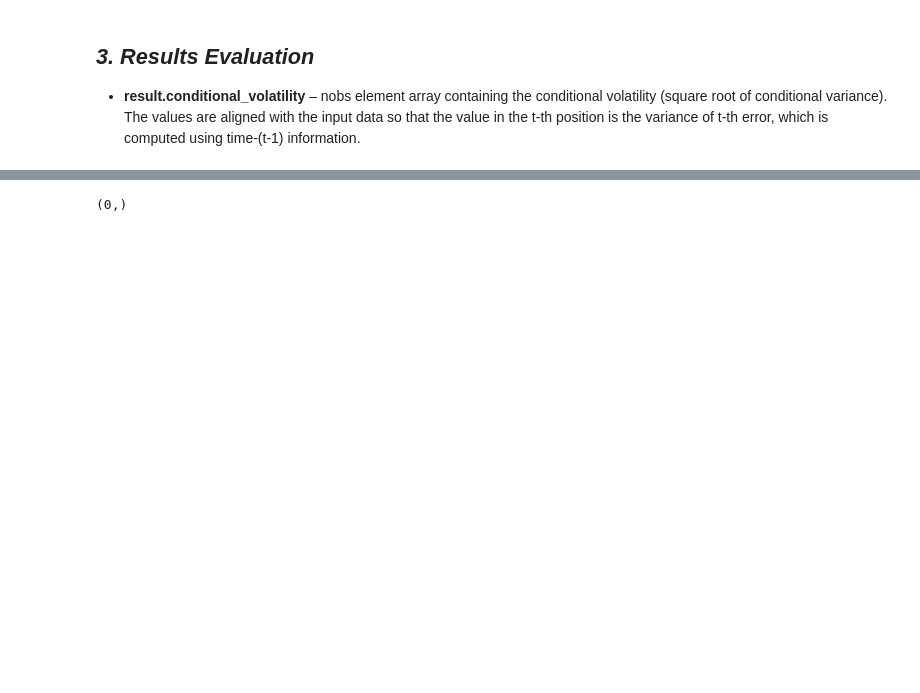
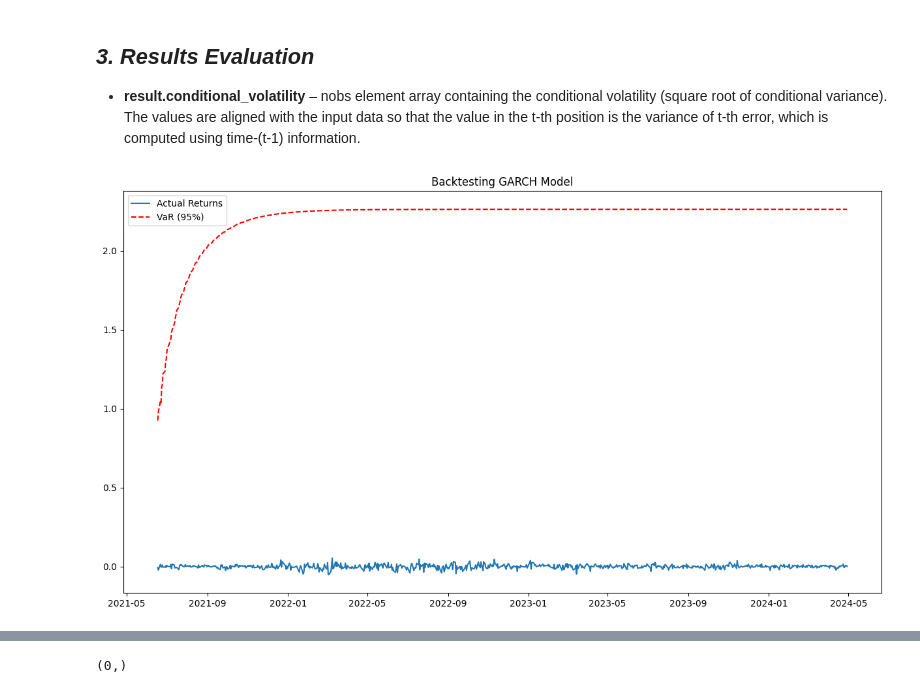
Before and after one commit to AkkshataGuptaa/TheNewGermanyFund_StockPricePrediction_BusinesscaseStudy_TimeSeriesAnalysis, a Jupyter notebook: TheNewGermanyFund_VolatilityForecasting_TimeSeriesAnalysis.ipynb, the cells around one changed output, grey strips where cells are left out. Saved outputs shown, nothing was run; the diff lists cells and outputs as text; code cells hidden in the pictures; blank space fills up the shorter version.

```diff
--- a/TheNewGermanyFund_VolatilityForecasting_TimeSeriesAnalysis.ipynb
+++ b/TheNewGermanyFund_VolatilityForecasting_TimeSeriesAnalysis.ipynb
@@ -535,55 +591,92 @@ Name: 2024-04-29 00:00:00, dtype: float64
 - **result.conditional_volatility** – nobs element array containing the conditional volatility (square root of conditional variance). The values are aligned with the input data so that the value in the t-th position is the variance of t-th error, which is computed using time-(t-1) information.
 # %%
 # Data preprocessing to remove NaN or infinite values
-from arch import arch_model
 import yfinance as yf
 import numpy as np
 import pandas as pd
+from arch import arch_model
+import scipy.stats as stats
 
 # drop any null values
 data = data.dropna()
 # replace any infinity values with null and drop null values
 data = data.replace([np.inf, -np.inf], np.nan).dropna()
 
 # Define function for model evaluation
 def evaluate_model(data):
+    '''
+    Function evaluate_model(data)
+    Input - Testing data that needs to be evaluated
+    Output - aic, bic, backtest breach percentage, forecast error
+    aic and bic are on the model trained with best parameters
+    backtest error, Out of sample forecast error used testing data
+    '''
     # Fit GARCH model
-    #am = arch_model(data['log_return'], mean='Zero', vol='Garch', p=p, q=q, rescale=True)
-    #res = am.fit(disp='off')
+    # am = arch_model(data['log_return'], mean='Zero', vol='Garch', p=p, q=q, rescale=True)
+    # res = am.fit(disp='off')
 
-    # Calculate AIC and BIC
+    # 1. CALCULATE AIC and BIC - using the model "res" fitted with best parameters
     aic = res.aic
     bic = res.bic
 
-    # Perform backtesting --> [(Actual return - Estimated return)/Estimated return]^2
-    residuals = data['log_return'] - res.conditional_volatility
+    # 2. PERFORM BACK TESTING --> [(Actual return - Estimated return)/Estimated return]^2
+    residuals = data - res.conditional_volatility
     res_t = residuals / res.conditional_volatility
     backtest = (res_t**2).sum()
 
-    # Out-of-sample testing
-    data_length = len(data)
-    train_size = int(0.8 * data_length)
-    # train test data split
-    train_data = data[:train_size]
-    test_data = data[train_size:]
+    # Forecast   # forecasts = res.forecast(horizon=1, start=len(train_returns)) - use "forecasts" from the best fitted model
+    forecast_variance = forecasts.variance[-len(data):]
+    forecast_returns = forecasts.mean[-len(data):]
 
-    # fitting the model on training data
-    res_oos = am.fit(last_obs=train_data.index[-1], disp='off')
-    forecast = res_oos.forecast(start=train_data.index[-1], horizon = 1) #horizon=len(test_data))
+    # Calculate VaR - For a given confidence level (e.g., 95%), the VaR can be calculated as
+    alpha = 0.05
+    z_score = stats.norm.ppf(alpha)
+    # Check if forecast_variance is empty and handle it
+    if forecast_variance.empty:
+      print("Error: 'forecast_variance' is empty. Check your forecasting method.")
+      # Add logic here to handle the empty DataFrame, perhaps re-evaluate your model
+    else:
+      # Extract the forecasted variance values as a Series (assuming it has data now)
+      forecast_variance_series = pd.Series(forecasts.variance.T.iloc[:,0])    # UPDATING INDEX USING pd.Series RESULT IN VALUES = NaN
+      forecast_variance_series.index = test_returns.index
+      # Calculate the VaR based on the forecasted variance
+      var = z_score * np.sqrt(forecast_variance_series)  # Use the Series here
+
+      # Backtesting VaR
+      # Convert 'var' to a Series with the same index as 'data'
+      var_series = pd.Series(-var)
+      var_series.index = data.index
+      # Compare actual returns with forecasted
+      breaches = (test_returns < -var_series).sum()    # checked all values of test returns is less than -var_series
+      breach_percentage = breaches / len(data)
+
+
+    # Plot results
+    plt.figure(figsize=(15, 8))
+    plt.plot(data, label='Actual Returns')
+    plt.plot(-var, color='red', linestyle='--', label='VaR (95%)')
+    plt.legend()
+    plt.title('Backtesting GARCH Model')
+    plt.show()
+
+    # 3. OUT-OF-SAMPLE TESTING
+
+    # fitting the model on training data    # res_oos = am.fit(last_obs=data.index[-1], disp='off')
+    # forecast = res.forecast(start=data.index[-1], horizon=len(data)) - use forecasts from best fitted model
 
     # Calculate out-of-sample forecast error
-    forecast_vol = forecast.residual_variance.iloc[-1, :]
-    error = (test_data['log_return'] - forecast_vol).dropna()
+    forecast_vol = forecasts.residual_variance.iloc[-1, :]
+    forecast_error = (data - forecast_vol).dropna()
 
-    return aic, bic, backtest, error
-
+    return aic, bic, breach_percentage, forecast_error
 
 
 # Evaluate the GARCH model using log returns data
-aic, bic, backtest, forecast_error = evaluate_model(data)
+aic, bic, breach_percentage, forecast_error = evaluate_model(test_returns)
 
 # Print the evaluation results
 print(f'AIC: {aic}')
 print(f'BIC: {bic}')
-print(f'Backtesting Result: {backtest}')
+print(f"Backtest Breach Percentage: {breach_percentage * 100:.4f}%")
 # %% [output]
+[figure, added]
```
Also changed, not shown: parts of 16 cells of this notebook.
